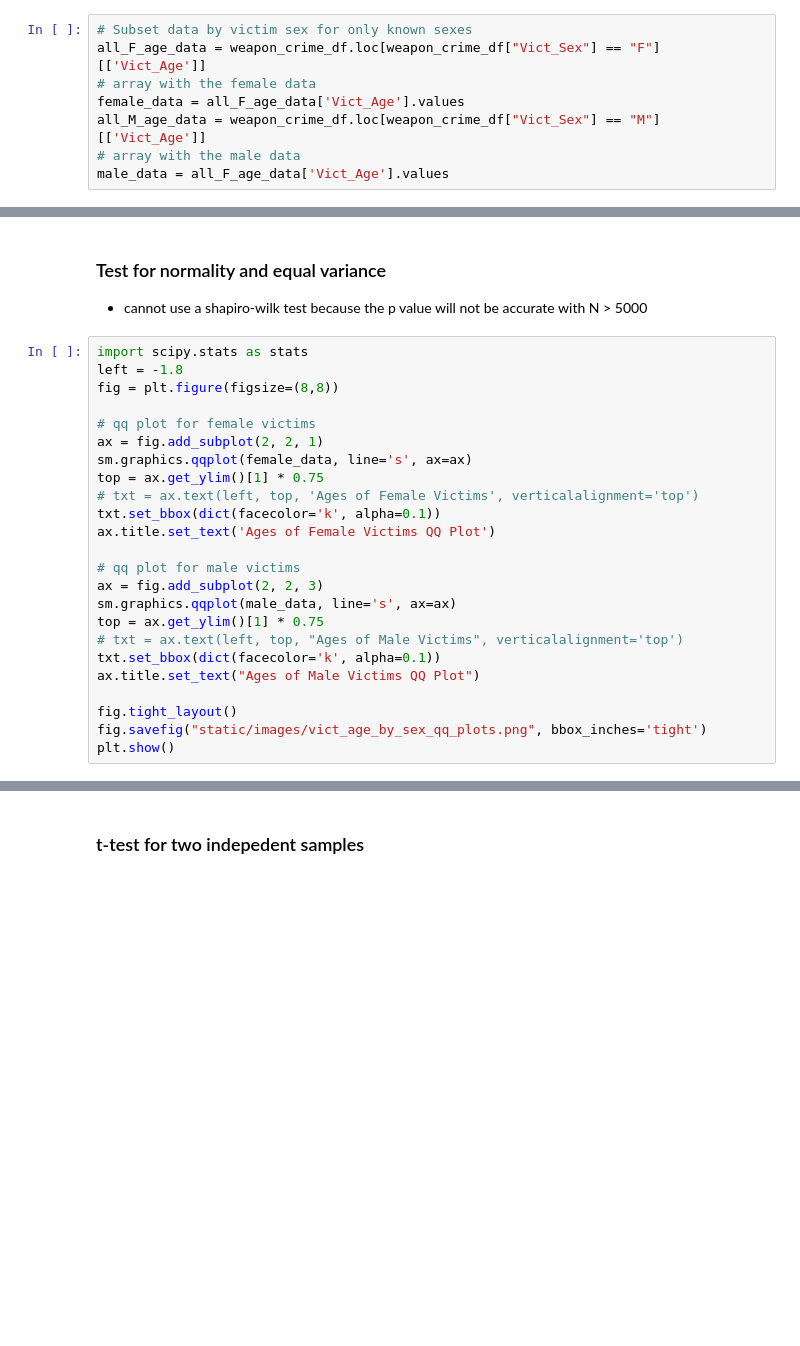
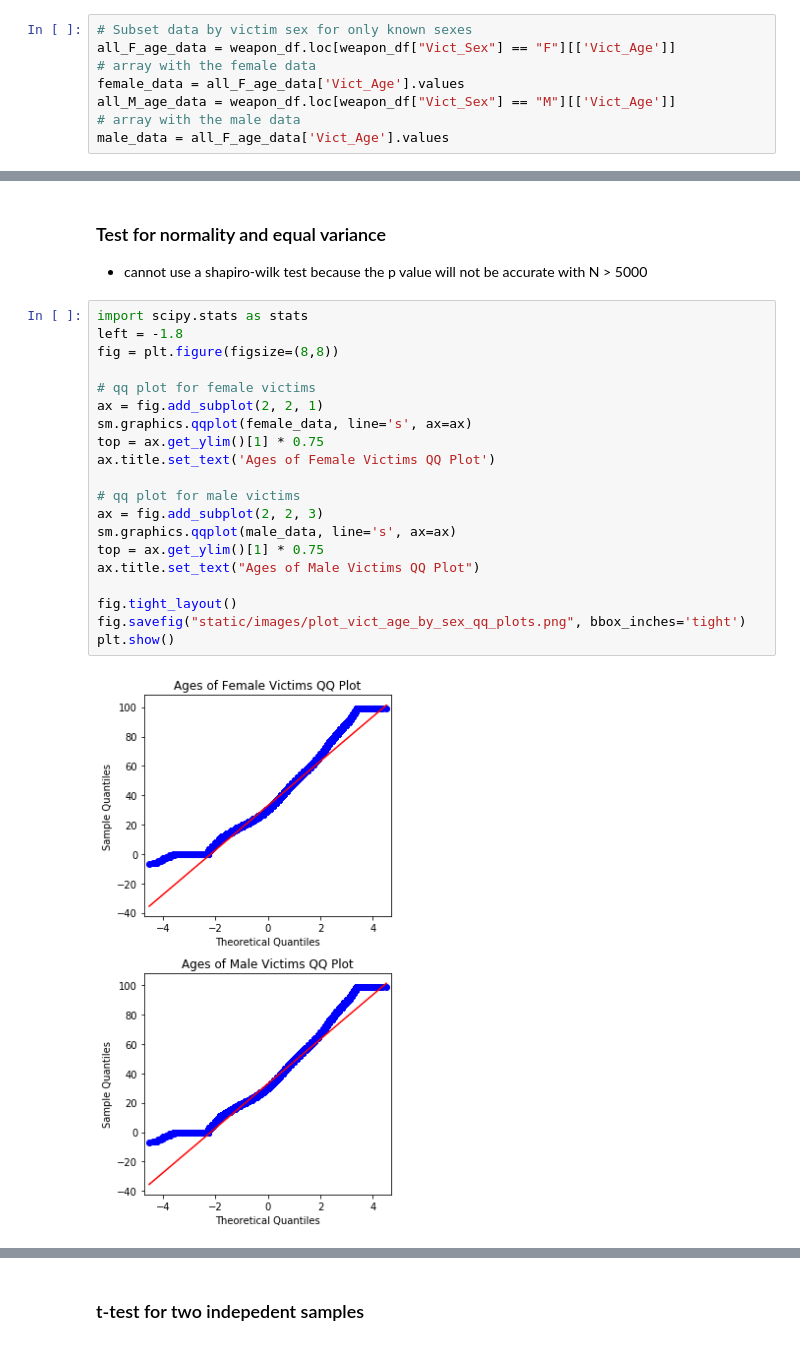
Before and after one commit to BitterScientist/bitterscientist.com, a Jupyter notebook: folders/ds_blogs/projects/la_weapon_crimes/WeaponsCrimeProject.ipynb, the cells around one changed output, grey strips where cells are left out. Cells and saved outputs as stored; diff of their text form; blank space fills up the shorter version.

```diff
--- a/folders/ds_blogs/projects/la_weapon_crimes/WeaponsCrimeProject.ipynb
+++ b/folders/ds_blogs/projects/la_weapon_crimes/WeaponsCrimeProject.ipynb
@@ -366,10 +257,10 @@ plt.show()
 ## Visualize distribution of the ages of victims of weapon related crimes filtered for either Female or Male.
 # %%
 # Subset data by victim sex for only known sexes
-all_F_age_data = weapon_crime_df.loc[weapon_crime_df["Vict_Sex"] == "F"][['Vict_Age']]
+all_F_age_data = weapon_df.loc[weapon_df["Vict_Sex"] == "F"][['Vict_Age']]
 # array with the female data
 female_data = all_F_age_data['Vict_Age'].values
-all_M_age_data = weapon_crime_df.loc[weapon_crime_df["Vict_Sex"] == "M"][['Vict_Age']]
+all_M_age_data = weapon_df.loc[weapon_df["Vict_Sex"] == "M"][['Vict_Age']]
 # array with the male data
 male_data = all_F_age_data['Vict_Age'].values
 # %%
@@ -387,27 +280,25 @@ plt.show()
 # %%
 import scipy.stats as stats
 left = -1.8
 fig = plt.figure(figsize=(8,8))
 
 # qq plot for female victims
 ax = fig.add_subplot(2, 2, 1)
 sm.graphics.qqplot(female_data, line='s', ax=ax)
 top = ax.get_ylim()[1] * 0.75
-# txt = ax.text(left, top, 'Ages of Female Victims', verticalalignment='top')
-txt.set_bbox(dict(facecolor='k', alpha=0.1))
 ax.title.set_text('Ages of Female Victims QQ Plot')
 
 # qq plot for male victims
 ax = fig.add_subplot(2, 2, 3)
 sm.graphics.qqplot(male_data, line='s', ax=ax)
 top = ax.get_ylim()[1] * 0.75
-# txt = ax.text(left, top, "Ages of Male Victims", verticalalignment='top')
-txt.set_bbox(dict(facecolor='k', alpha=0.1))
 ax.title.set_text("Ages of Male Victims QQ Plot")
 
 fig.tight_layout()
-fig.savefig("static/images/vict_age_by_sex_qq_plots.png", bbox_inches='tight')
+fig.savefig("static/images/plot_vict_age_by_sex_qq_plots.png", bbox_inches='tight')
 plt.show()
+# %% [output]
+[figure, added]
 # %%
 # Test for equal variance
 # scipy.stats.bartlett because I know the samples are normally distributed
```
Also changed, not shown: parts of 89 cells of this notebook, 20 other files.
